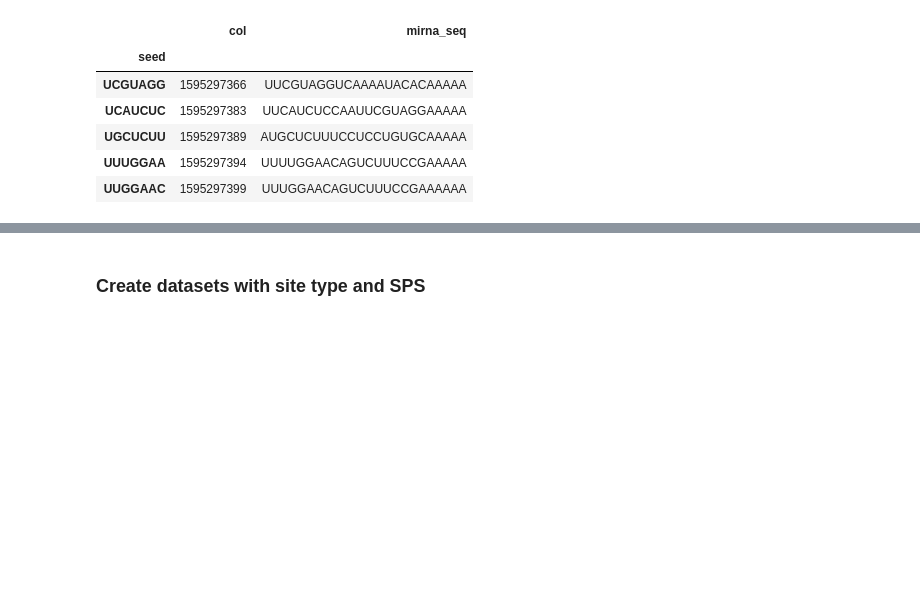
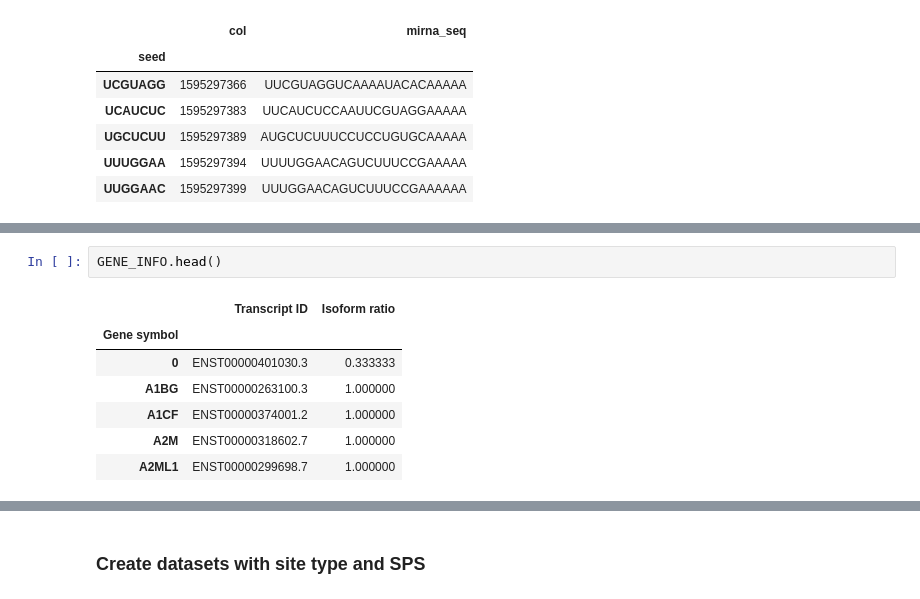
Before and after one commit to kslin/miRNA_models, a Jupyter notebook: Analysis.ipynb, the cells around one changed output, grey strips where cells are left out. Drawn from its saved outputs; the diff is of its cells as text; blank space fills up the shorter version.

```diff
--- a/Analysis.ipynb
+++ b/Analysis.ipynb
@@ -632,0 +646,10 @@ SEQ_INFO.head()
+# %%
+GENE_INFO.head()
+# %% [output]
+|  | Transcript ID | Isoform ratio |
+| Gene symbol |  |  |
+| 0 | ENST00000401030.3 | 0.333333 |
+| A1BG | ENST00000263100.3 | 1.000000 |
+| A1CF | ENST00000374001.2 | 1.000000 |
+| A2M | ENST00000318602.7 | 1.000000 |
+| A2ML1 | ENST00000299698.7 | 1.000000 |
```
Also changed, not shown: parts of 7 cells of this notebook, 2 other files.
